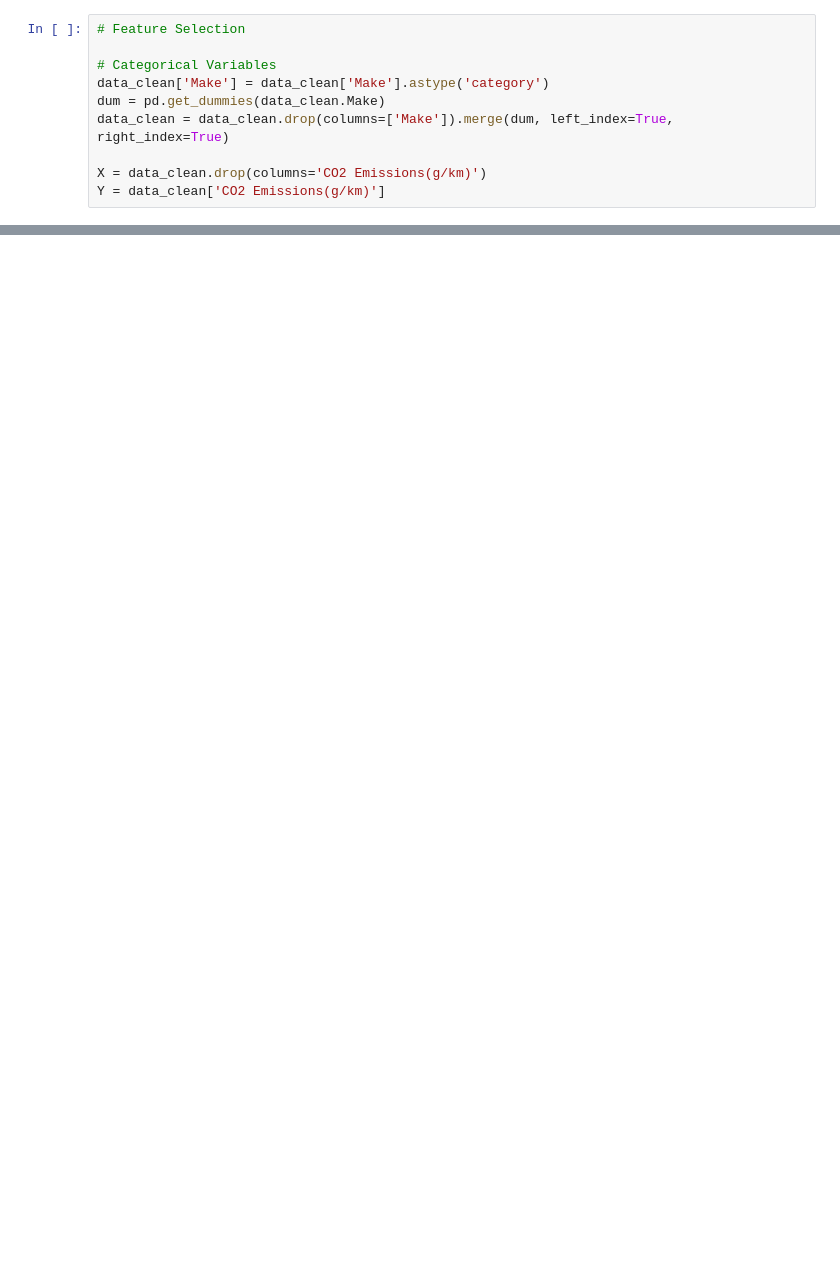
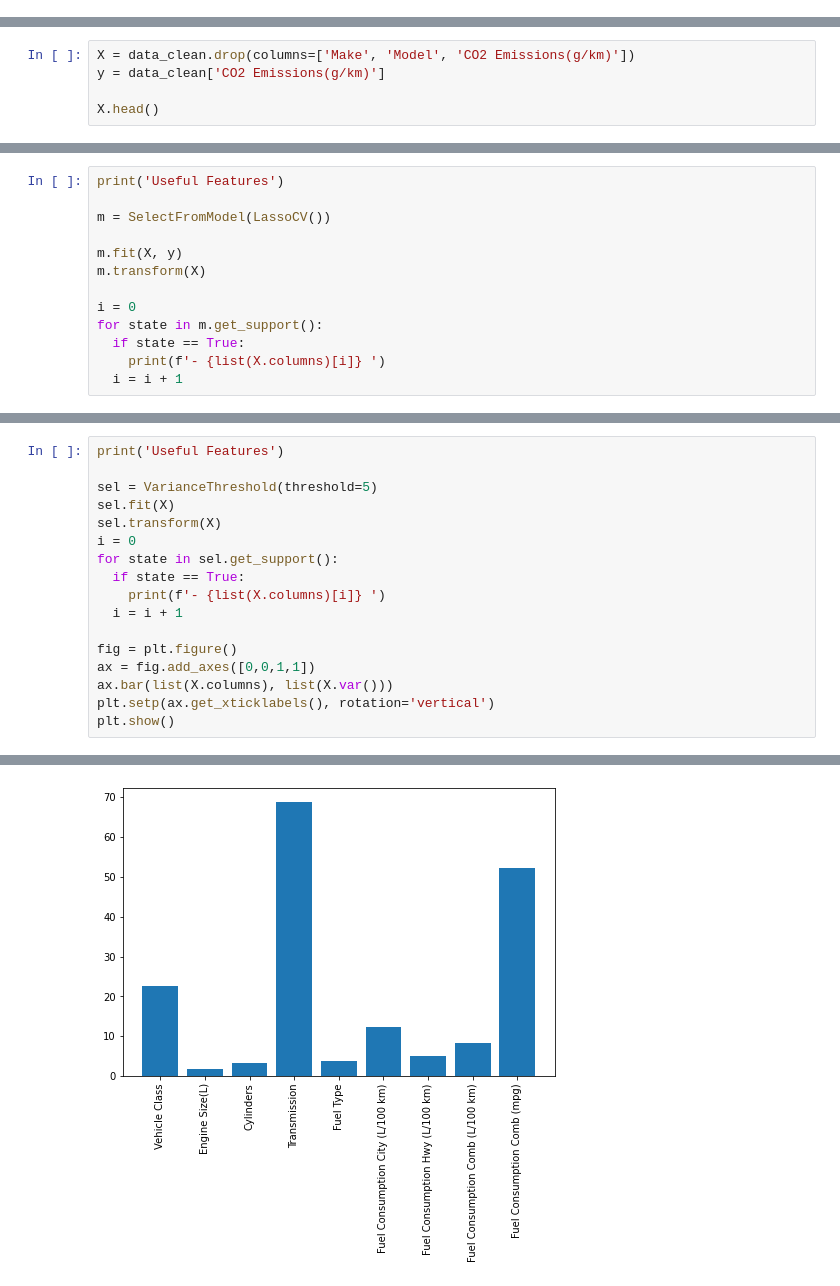
Before and after one commit to toluolatubosun/Team-Ingenii-AIForEnergy, a Jupyter notebook: model.ipynb, the cells around one changed output, grey strips where cells are left out. Cells and saved outputs as stored; diff of their text form; blank space fills up the shorter version.

Commit message:
Feature Selection and Predictions

```diff
--- a/model.ipynb
+++ b/model.ipynb
@@ -61,10 +82,0 @@ Data is Complete
-# %%
-# Feature Selection
-
-# Categorical Variables
-data_clean['Make'] = data_clean['Make'].astype('category')
-dum = pd.get_dummies(data_clean.Make)
-data_clean = data_clean.drop(columns=['Make']).merge(dum, left_index=True, right_index=True)
-
-X = data_clean.drop(columns='CO2 Emissions(g/km)')
-Y = data_clean['CO2 Emissions(g/km)']
@@ -70,0 +85,5 @@ Y = data_clean['CO2 Emissions(g/km)']
+# %%
+X = data_clean.drop(columns=['Make', 'Model', 'CO2 Emissions(g/km)'])
+y = data_clean['CO2 Emissions(g/km)']
+
+X.head()
@@ -70,0 +99,13 @@ Y = data_clean['CO2 Emissions(g/km)']
+# %%
+print('Useful Features')
+
+m = SelectFromModel(LassoCV())
+
+m.fit(X, y)
+m.transform(X)
+
+i = 0
+for state in m.get_support():
+  if state == True:
+    print(f'- {list(X.columns)[i]} ')
+  i = i + 1
@@ -70,0 +125,18 @@ Y = data_clean['CO2 Emissions(g/km)']
+# %%
+print('Useful Features')
+
+sel = VarianceThreshold(threshold=5)
+sel.fit(X)
+sel.transform(X)
+i = 0
+for state in sel.get_support():
+  if state == True:
+    print(f'- {list(X.columns)[i]} ')
+  i = i + 1
+
+fig = plt.figure()
+ax = fig.add_axes([0,0,1,1])
+ax.bar(list(X.columns), list(X.var()))
+plt.setp(ax.get_xticklabels(), rotation='vertical')
+plt.show()
+# %% [output]
@@ -70,0 +149 @@ Y = data_clean['CO2 Emissions(g/km)']
+[figure, added]
```
Also changed, not shown: parts of 23 cells of this notebook.
